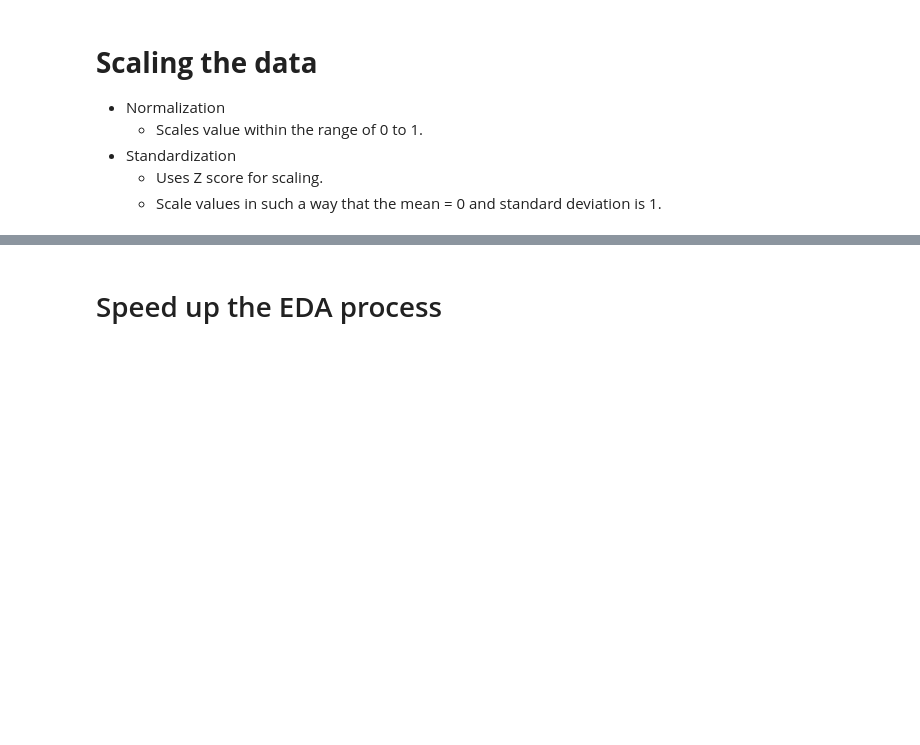
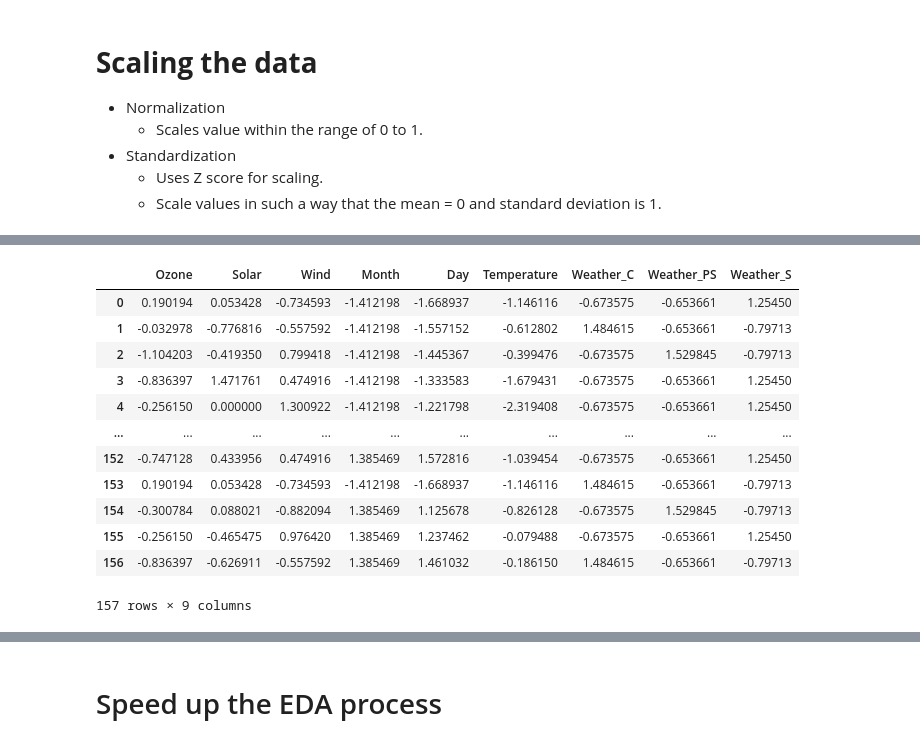
Before and after one commit to aishwaryamate/14July-Batch, a Jupyter notebook: Machine Learning/EDA-1/EDA- 1.ipynb, the cells around one changed output, grey strips where cells are left out. Cells and saved outputs as stored; diff of their text form; code cells hidden in the pictures; blank space fills up the shorter version.

```diff
--- a/Machine Learning/EDA-1/EDA- 1.ipynb
+++ b/Machine Learning/EDA-1/EDA- 1.ipynb
@@ -609,0 +639,2 @@ sns.heatmap(df.corr(),annot=True, cmap='viridis')
+# %%
+sc = StandardScaler()
@@ -609,0 +650,2 @@ sns.heatmap(df.corr(),annot=True, cmap='viridis')
+# %%
+sc.fit_transform(df)
@@ -609,0 +666,17 @@ sns.heatmap(df.corr(),annot=True, cmap='viridis')
+# %%
+scaled_data = pd.DataFrame(sc.fit_transform(df), columns=df.columns)
+scaled_data
+# %% [output]
+|  | Ozone | Solar | Wind | Month | Day | Temperature | Weather_C | Weather_PS | Weather_S |
+| 0 | 0.190194 | 0.053428 | -0.734593 | -1.412198 | -1.668937 | -1.146116 | -0.673575 | -0.653661 | 1.25450 |
+| 1 | -0.032978 | -0.776816 | -0.557592 | -1.412198 | -1.557152 | -0.612802 | 1.484615 | -0.653661 | -0.79713 |
+| 2 | -1.104203 | -0.419350 | 0.799418 | -1.412198 | -1.445367 | -0.399476 | -0.673575 | 1.529845 | -0.79713 |
+| 3 | -0.836397 | 1.471761 | 0.474916 | -1.412198 | -1.333583 | -1.679431 | -0.673575 | -0.653661 | 1.25450 |
+| 4 | -0.256150 | 0.000000 | 1.300922 | -1.412198 | -1.221798 | -2.319408 | -0.673575 | -0.653661 | 1.25450 |
+| ... | ... | ... | ... | ... | ... | ... | ... | ... | ... |
+| 152 | -0.747128 | 0.433956 | 0.474916 | 1.385469 | 1.572816 | -1.039454 | -0.673575 | -0.653661 | 1.25450 |
+| 153 | 0.190194 | 0.053428 | -0.734593 | -1.412198 | -1.668937 | -1.146116 | 1.484615 | -0.653661 | -0.79713 |
+| 154 | -0.300784 | 0.088021 | -0.882094 | 1.385469 | 1.125678 | -0.826128 | -0.673575 | 1.529845 | -0.79713 |
+| 155 | -0.256150 | -0.465475 | 0.976420 | 1.385469 | 1.237462 | -0.079488 | -0.673575 | -0.653661 | 1.25450 |
+| 156 | -0.836397 | -0.626911 | -0.557592 | 1.385469 | 1.461032 | -0.186150 | 1.484615 | -0.653661 | -0.79713 |
+157 rows × 9 columns
```
Also changed, not shown: parts of 7 cells of this notebook.
